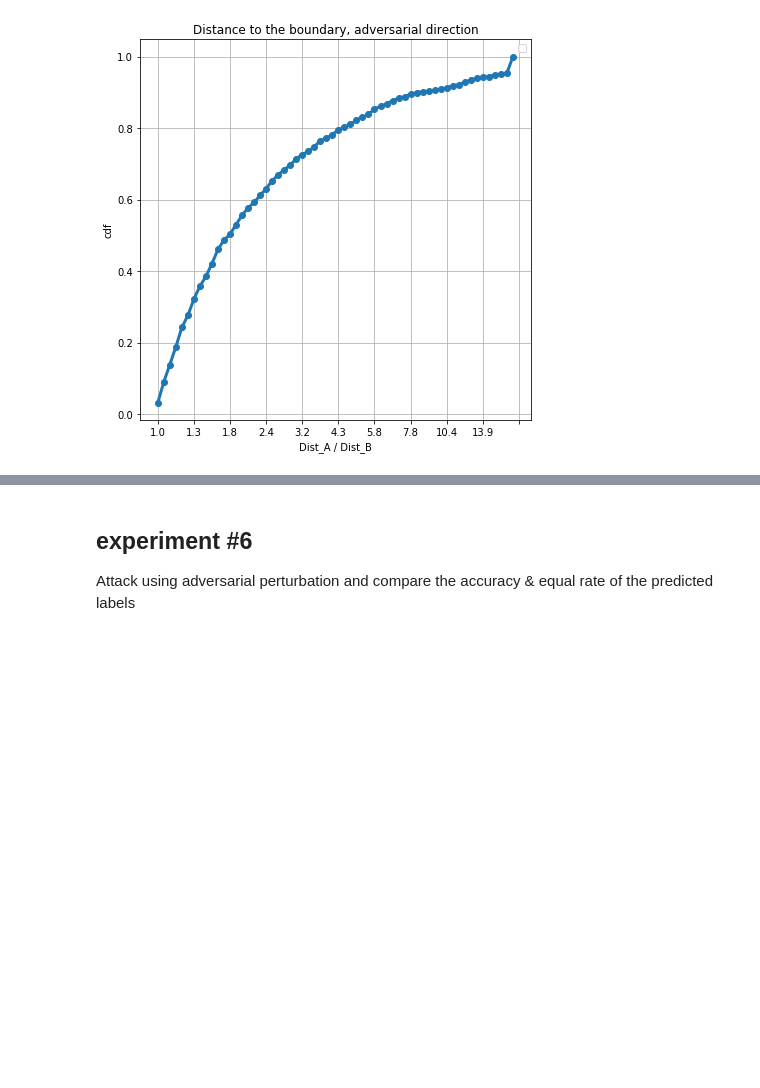
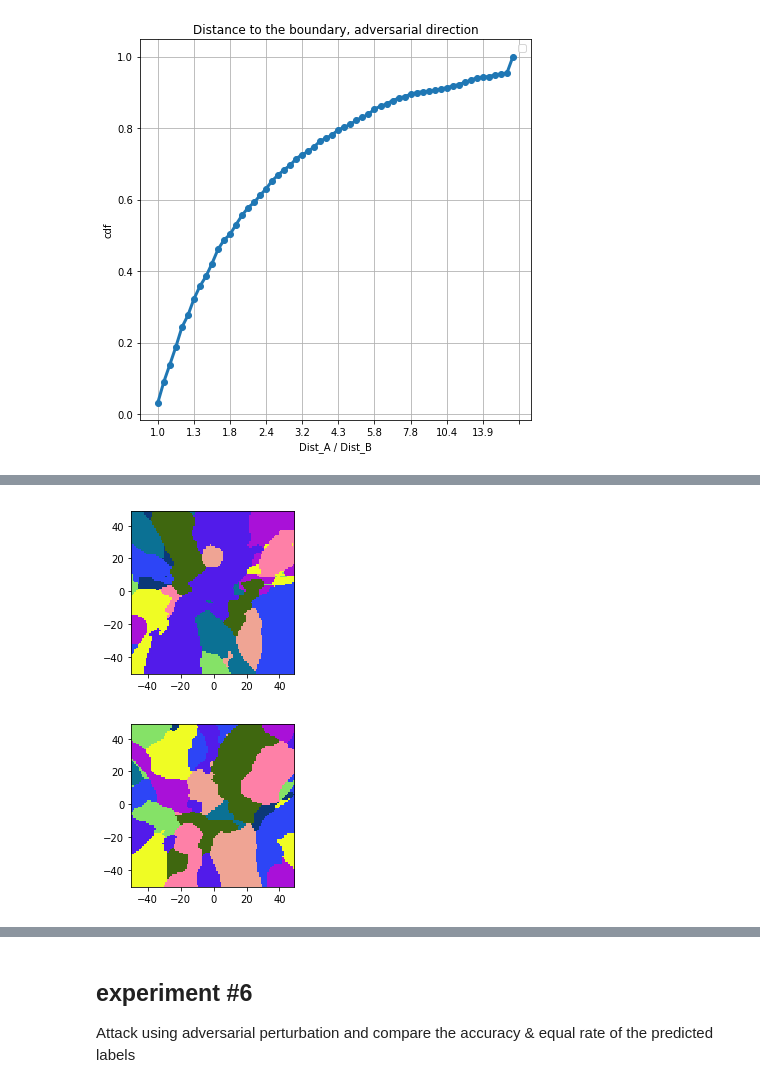
Before and after one commit to CharlesHan24/ML-term-proj, a Jupyter notebook: experiment.ipynb, the cells around one changed output, grey strips where cells are left out. Saved outputs shown, nothing was run; the diff lists cells and outputs as text; code cells hidden in the pictures; blank space fills up the shorter version.

Commit message:
add visualization

```diff
--- a/experiment.ipynb
+++ b/experiment.ipynb
@@ -725,0 +728,78 @@ No handles with labels found to put in legend.
+# %%
+def gen_grad(net, inputs, targets):
+    #pdb.set_trace()
+    net.zero_grad()
+    inputs = torch.autograd.Variable(inputs, requires_grad=True)
+    criterion = nn.CrossEntropyLoss()
+    outputs = net(inputs)
+    loss = criterion(outputs, targets)
+    loss.backward()
+    pert = inputs.grad.data
+    return pert / torch.norm(pert.reshape(targets.shape[0], -1), dim=1).reshape(targets.shape[0], 1, 1, 1)
+
+def draw(map1, map2):
+    color = []
+    for i in range(10):
+        color.append([random.randint(0, 255), random.randint(0, 255), random.randint(0, 255)])
+    color = np.array(color)
+
+    pic1 = np.zeros((100, 100, 3), dtype=np.uint8)
+    pic2 = np.zeros((100, 100, 3), dtype=np.uint8)
+
+    for i in range(100):
+        for j in range(100):
+            pic1[i, j, :] = color[map1[i, j], :]
+            pic2[i, j, :] = color[map2[i, j], :]
+    plt.figure(figsize=(3, 3))
+    #pdb.set_trace()
+    plt.imshow(pic1, extent=(-50, 49, -50, 49))
+    plt.show()
+    plt.figure(figsize=(3, 3))
+    plt.imshow(pic2, extent=(-50, 49, -50, 49))
+    plt.show()
+
+def experiment(net_set):
+    net_A = net_set[0]
+    net_B = net_set[1]
+
+    for batch_idx, (inputs, targets) in enumerate(testloader):
+        inputs = inputs.to(device)
+        targets = targets.to(device)
+        for ti in range(5):
+            idx = random.randint(0, 127)
+            inp = inputs[idx]
+            grad_direction = gen_grad(net_A, inputs, gen_dif(targets))[idx]
+            y_direction = torch.randn(inp.shape).to(device)
+            y_direction = y_direction - (y_direction * grad_direction).sum() * grad_direction
+            y_direction /= y_direction.norm()
+
+            pred_map1 = []
+            pred_map2 = []
+            for i in range(-50, 50):
+                feed_in = torch.unsqueeze(inp + i * grad_direction * 32 * 1.7 * 0.01 - 50 * y_direction * 32 * 1.7 * 0.01, 0)
+                for j in range(-49, 50):
+                    feed_in = torch.cat((feed_in, (inp + i * grad_direction * 32 * 1.7 * 0.01 + j * y_direction * 32 * 1.7 * 0.01).unsqueeze(0)), dim=0)
+
+                print(i)
+
+                output_A = net_A(feed_in)
+                output_B = net_B(feed_in)
+                _, pred1 = output_A.max(1)
+                _, pred2 = output_B.max(1)
+                pred1 = copy.deepcopy(pred1.to("cpu").numpy())
+                pred2 = copy.deepcopy(pred2.to("cpu").numpy())
+                pred_map1.append(pred1)
+                pred_map2.append(pred2)
+
+            pred_map1 = np.array(pred_map1)
+            pred_map2 = np.array(pred_map2)
+            draw(pred_map1, pred_map2)
+
+
+        if batch_idx >= 0:
+            break
+
+
+
+experiment(net_set)
+# %% [output]
@@ -725,0 +823,2 @@ No handles with labels found to put in legend.
+[figure, added]
+[figure, added]
```
Also changed, not shown: parts of 4 cells of this notebook.
